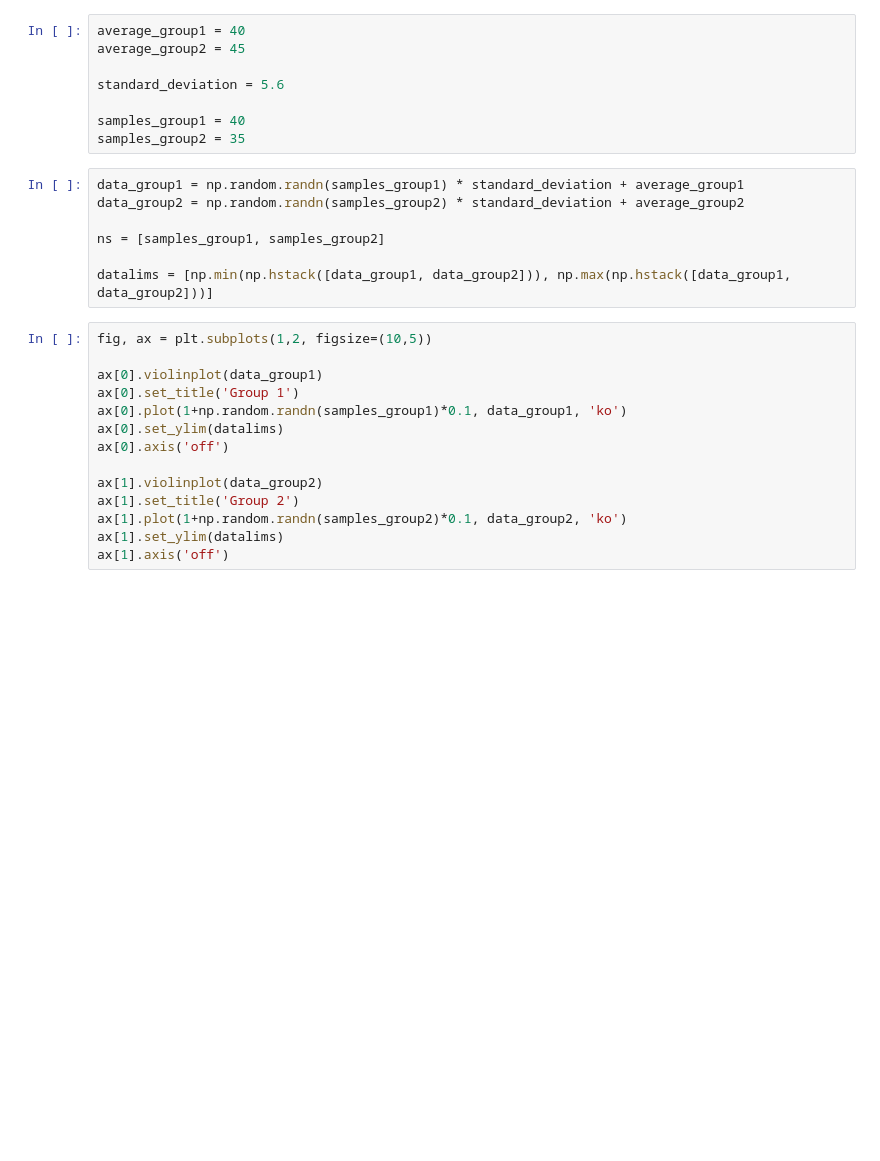
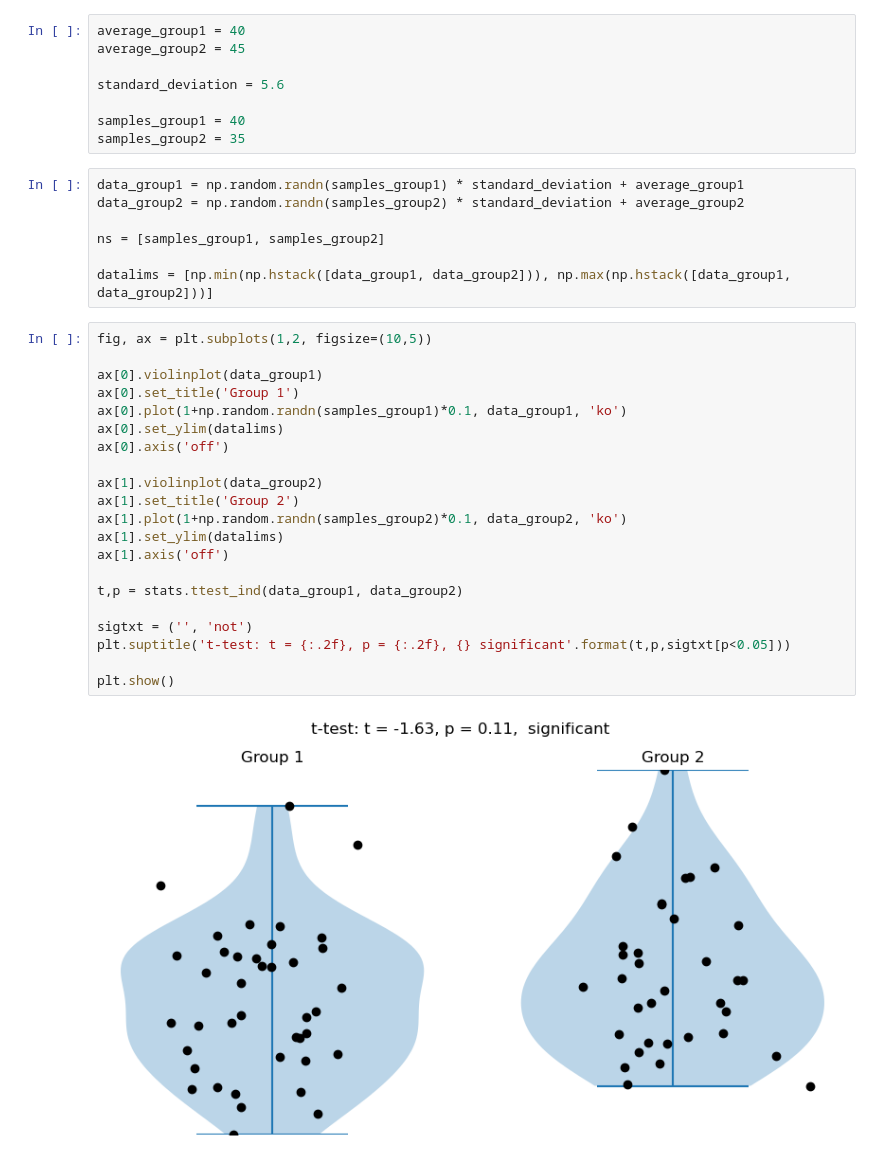
Before and after one commit to emrekomsaltreo/DataScience, a Jupyter notebook: Statistics-1.ipynb, the cells around one changed output. Cells and saved outputs as stored; diff of their text form; blank space fills up the shorter version.

```diff
--- a/Statistics-1.ipynb
+++ b/Statistics-1.ipynb
@@ -20,14 +20,23 @@ datalims = [np.min(np.hstack([data_group1, data_group2])), np.max(np.hstack([dat
 # %%
 fig, ax = plt.subplots(1,2, figsize=(10,5))
 
 ax[0].violinplot(data_group1)
 ax[0].set_title('Group 1')
 ax[0].plot(1+np.random.randn(samples_group1)*0.1, data_group1, 'ko')
 ax[0].set_ylim(datalims)
 ax[0].axis('off')
 
 ax[1].violinplot(data_group2)
 ax[1].set_title('Group 2')
 ax[1].plot(1+np.random.randn(samples_group2)*0.1, data_group2, 'ko')
 ax[1].set_ylim(datalims)
 ax[1].axis('off')
+
+t,p = stats.ttest_ind(data_group1, data_group2)
+
+sigtxt = ('', 'not')
+plt.suptitle('t-test: t = {:.2f}, p = {:.2f}, {} significant'.format(t,p,sigtxt[p<0.05]))
+
+plt.show()
+# %% [output]
+[figure, added]
```
